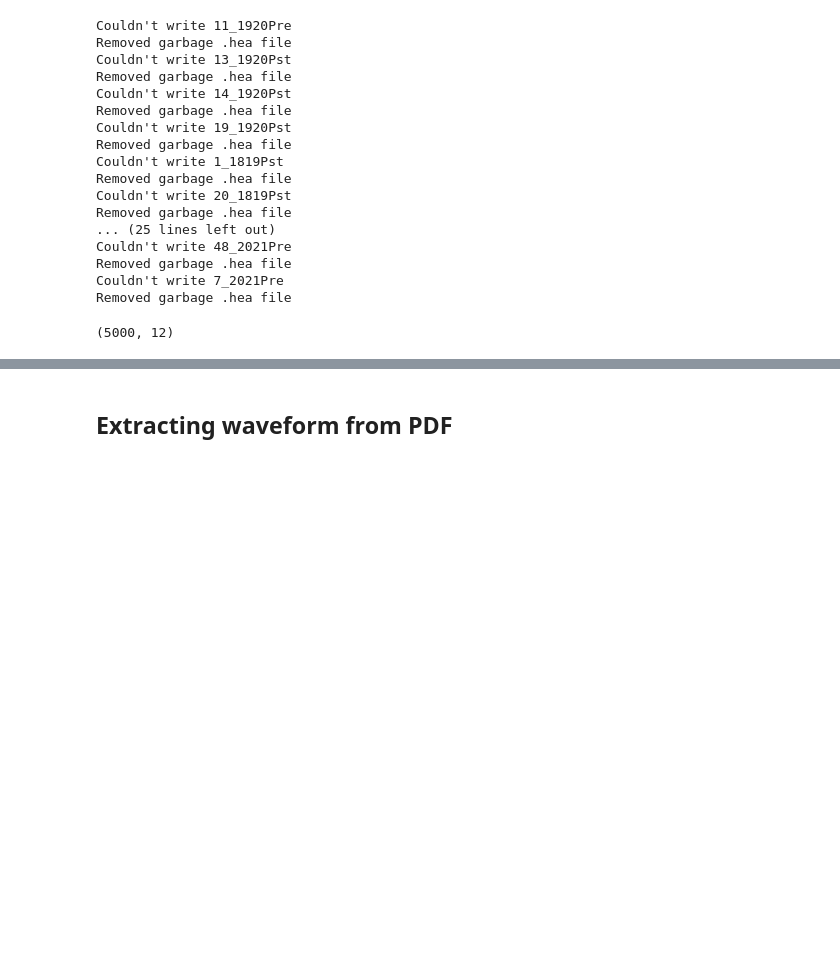
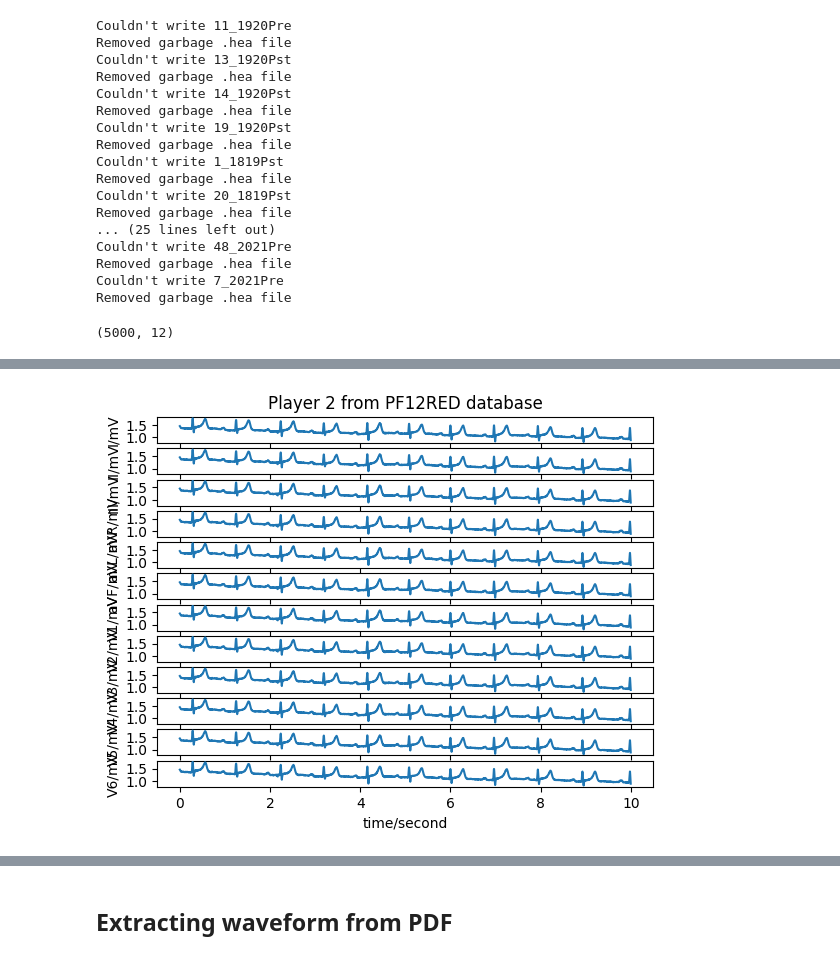
Before and after one commit to ShaunKyle/MisdiagnosisOfAthleteECG, a Jupyter notebook: nbs/pf12red-dataset.ipynb, the cells around one changed output, grey strips where cells are left out. Saved outputs shown, nothing was run; the diff lists cells and outputs as text; code cells hidden in the pictures; blank space fills up the shorter version.

```diff
--- a/nbs/pf12red-dataset.ipynb
+++ b/nbs/pf12red-dataset.ipynb
@@ -49,7 +49,7 @@ Datasets are located at C:\Users\Shaun\source\Thesis\MisdiagnosisOfAthleteECG\da
 https://github.com/PierreElias/IntroECG/tree/master/1-Waveform%20Extraction
 # %%
 pf12red_xml_dir = data_dir / "pf12red" / "5 163XML"
-pf12red_extracted_dir  = data_dir / "pf12red" / "extracted"
+pf12red_extracted_dir  = data_dir / "pf12red" / "extracted_NSR"
 pf12red_labels_file = data_dir / "pf12red" / "labels.csv"
 
 # Start with empty directory
@@ -165,0 +170,5 @@ record.p_signal.shape
+# %%
+record = wfdb.rdrecord(pf12red_extracted_dir / "2_1819Pst")
+wfdb.plot_wfdb(record=record, title='Player 2 from PF12RED database')
+# %% [output]
+[figure, added]
```
Also changed, not shown: parts of 3 cells of this notebook.
